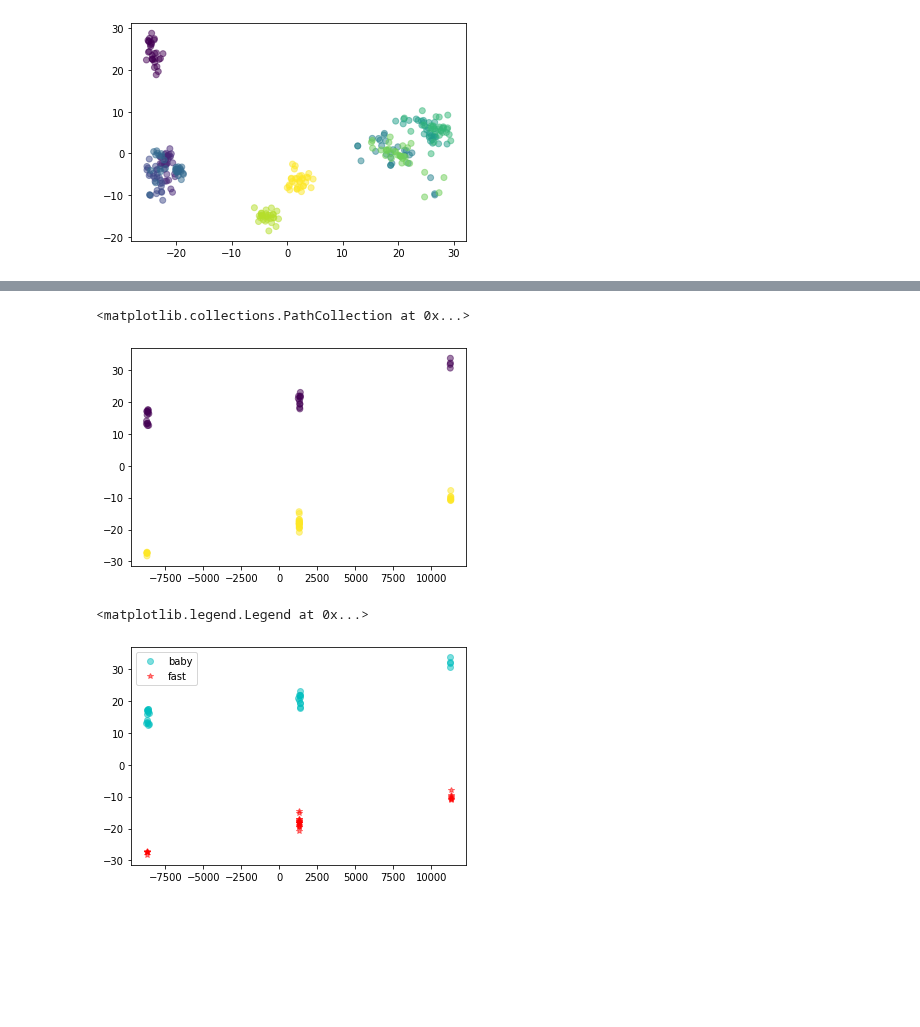
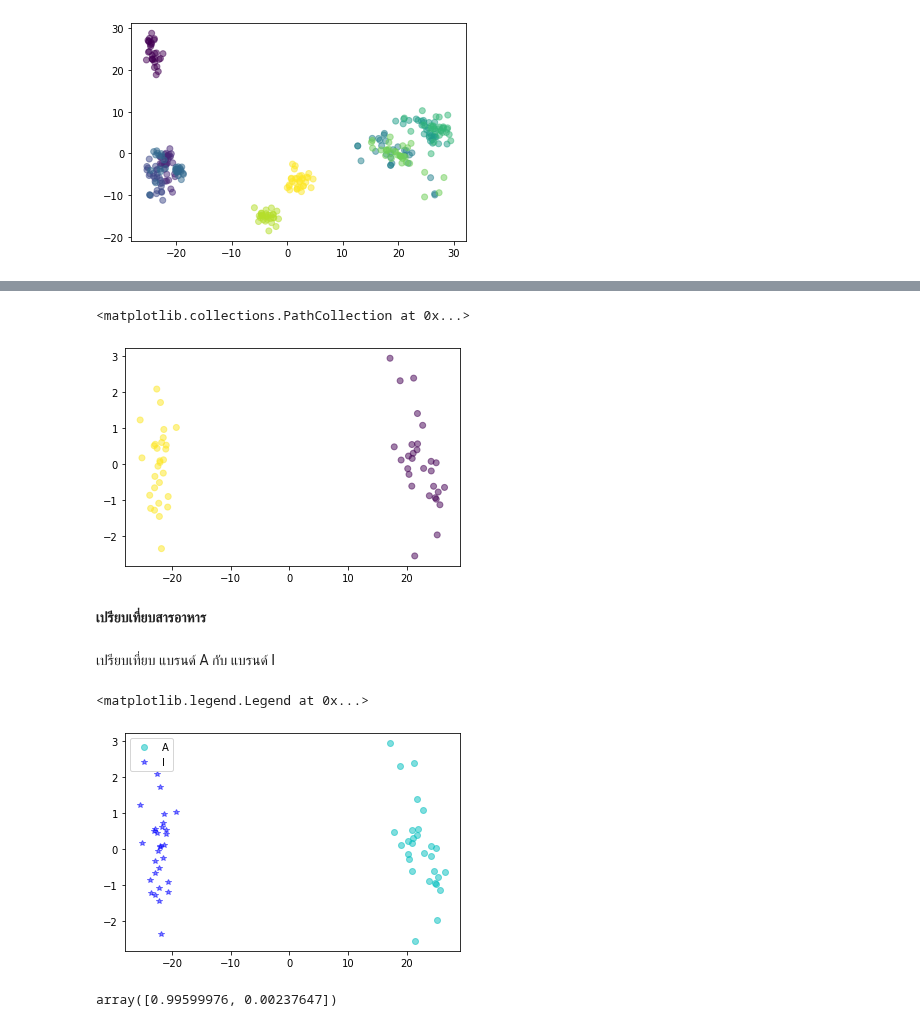
Before and after one commit to team0243/multivariate, a Jupyter notebook: Exam01.ipynb, the cells around one changed output, grey strips where cells are left out. Cells and saved outputs as stored; diff of their text form; code cells hidden in the pictures; blank space fills up the shorter version.

```diff
--- a/Exam01.ipynb
+++ b/Exam01.ipynb
@@ -108,9 +158,9 @@ BD
 # %%
-BD_l = list(BD)  ## แปลงเป็น list
-BD_l.sort()  ### เรียงจากน้อยไปมาก
+b_d1 = list(b_d)  ## แปลงเป็น list
+b_d1.sort()  ### เรียงจากน้อยไปมาก
 color_list2 = {}     ### คำสั่งวนลูปเพื่อเปลี่ยนข้อมูลเป็นตัวเลข
 num = 0
-for each_fg in BD_l:
+for each_fg in b_d1:
      if each_fg not in color_list2:
        color_list2[each_fg] = num
        num += 1
@@ -128,7 +178,7 @@ color_list2
  'I': 8,
  'J': 9}
 # %%
-data_dropped = data.replace(color_list2)
+data_dropped = new_data2.replace(color_list2)
 # %%
 data_dropped
 # %% [output]
@@ -156,5 +206,5 @@ plt.scatter(new_pca[:,0],new_pca[:,1],c = data_dropped['brand'],alpha=0.5)
 <matplotlib.collections.PathCollection at 0x...>
 [figure]
 # %%
-bb = data_dropped[(data_dropped['brand']==0) | (data_dropped['brand']==9)]
-bb
+b2 = data_dropped[(data_dropped['brand']==0) | (data_dropped['brand']==8)]
+b2
@@ -175,9 +211,13 @@ bb
 # %%
 pca = PCA(n_components=2)
-new_pca2 = pca.fit_transform(bb.iloc[:,1:].to_numpy())
+new_pca2 = pca.fit_transform(b2.iloc[:,1:].to_numpy())
 # %%
-plt.scatter(new_pca2[:,0],new_pca2[:,1],c = bb['brand'],alpha=0.5)
+plt.scatter(new_pca2[:,0],new_pca2[:,1],c = b2['brand'],alpha=0.5)
 # %% [output]
 <matplotlib.collections.PathCollection at 0x...>
-[figure, old version]
+[figure, new version]
+# %% [markdown]
+**เปรียบเที่ยบสารอาหาร**
+# %% [markdown]
+เปรียบเที่ยบ แบรนด์ A กับ แบรนด์ I
 # %%
@@ -186,7 +226,11 @@ fast_pca = pca.transform(bb[bb['brand']==9].iloc[:,1:].to_numpy())
 # %%
-plt.plot(baby_pca[:,0],baby_pca[:,1],'oc',alpha=0.5,label='baby')
-plt.plot(fast_pca[:,0],fast_pca[:,1],'*r',alpha=0.5,label='fast')
+plt.plot(A_pca[:,0],A_pca[:,1],'oc',alpha=0.5,label='A')
+plt.plot(I_pca[:,0],I_pca[:,1],'*b',alpha=0.5,label='I')
 plt.legend()
 # %% [output]
 <matplotlib.legend.Legend at 0x...>
-[figure, old version]
+[figure, new version]
+# %%
+pca.explained_variance_ratio_
+# %% [output]
+array([0.99599976, 0.00237647])
```
Also changed, not shown: parts of 57 cells of this notebook.
